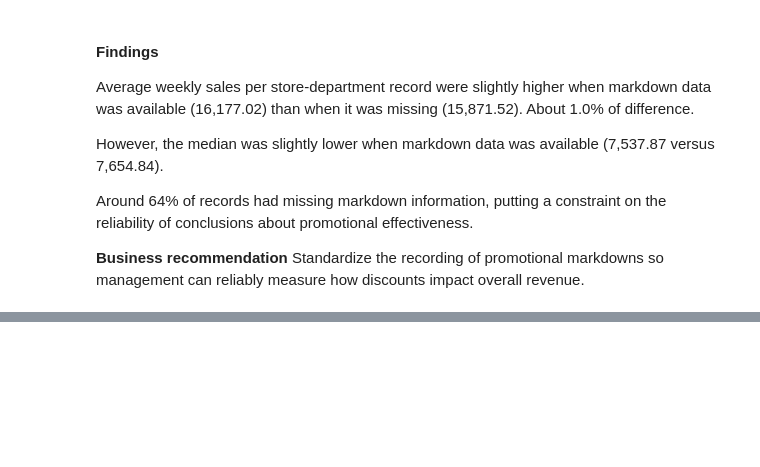
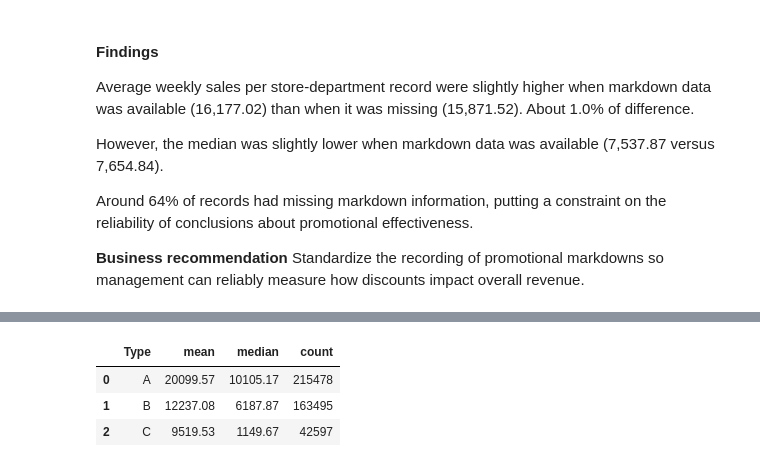
Before and after one commit to Mumtazib01/Retail-Sales-Advanced-Analytics, a Jupyter notebook: jupyter_notebooks/02_retail_sales_eda.ipynb, the cells around one changed output, grey strips where cells are left out. Saved outputs shown, nothing was run; the diff lists cells and outputs as text; code cells hidden in the pictures; blank space fills up the shorter version.

```diff
--- a/jupyter_notebooks/02_retail_sales_eda.ipynb
+++ b/jupyter_notebooks/02_retail_sales_eda.ipynb
@@ -331,0 +364,13 @@ Standardize the recording of promotional markdowns so management can reliably me
+# %%
+# Compare average sales across store types
+store_type_sales = (df.groupby("Type")["Weekly_Sales"]
+.aggregate(["mean", "median", "count"])
+.round(2)
+.reset_index())
+
+store_type_sales
+# %% [output]
+|  | Type | mean | median | count |
+| 0 | A | 20099.57 | 10105.17 | 215478 |
+| 1 | B | 12237.08 | 6187.87 | 163495 |
+| 2 | C | 9519.53 | 1149.67 | 42597 |
```
Also changed, not shown: parts of 5 cells of this notebook.
